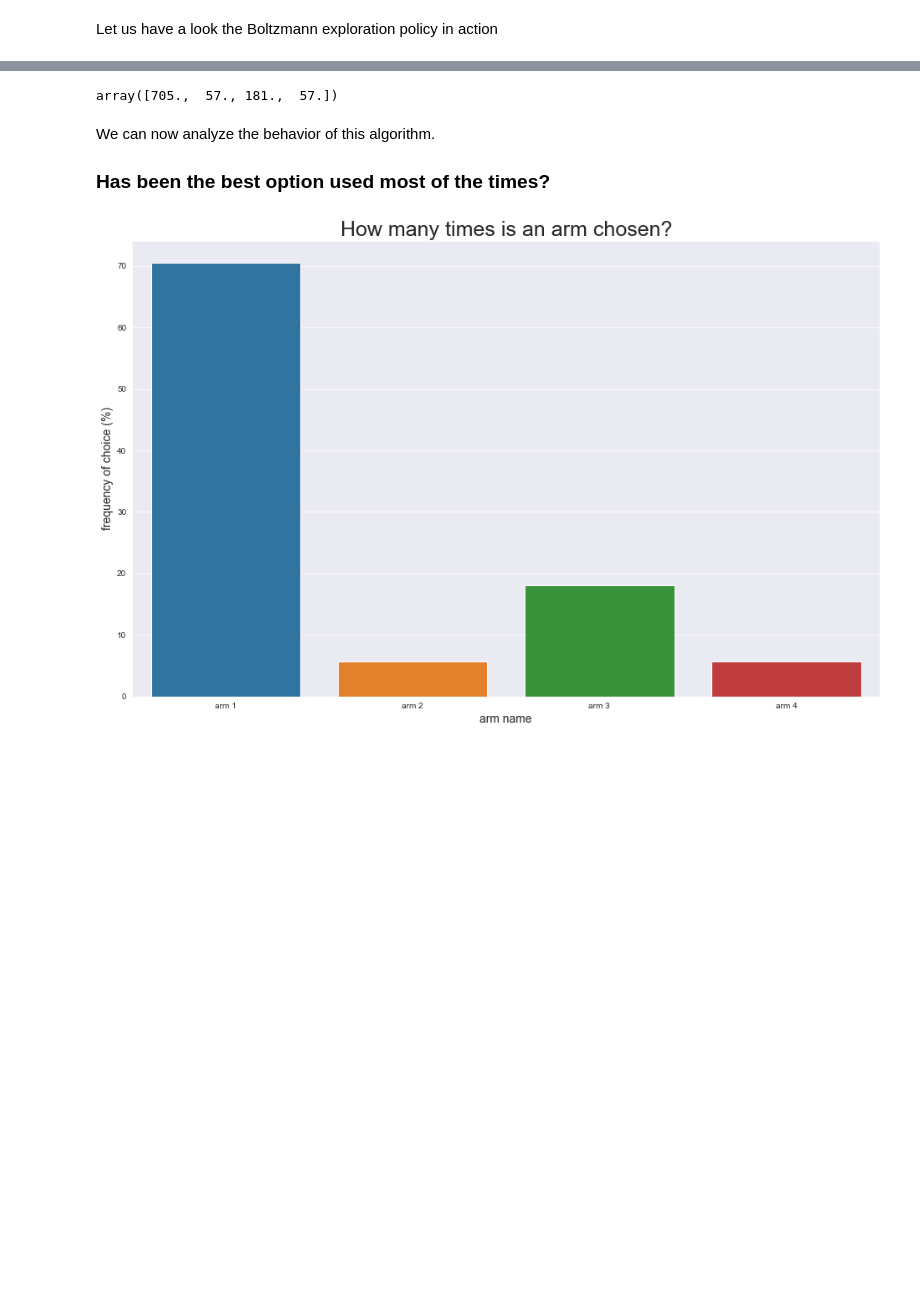
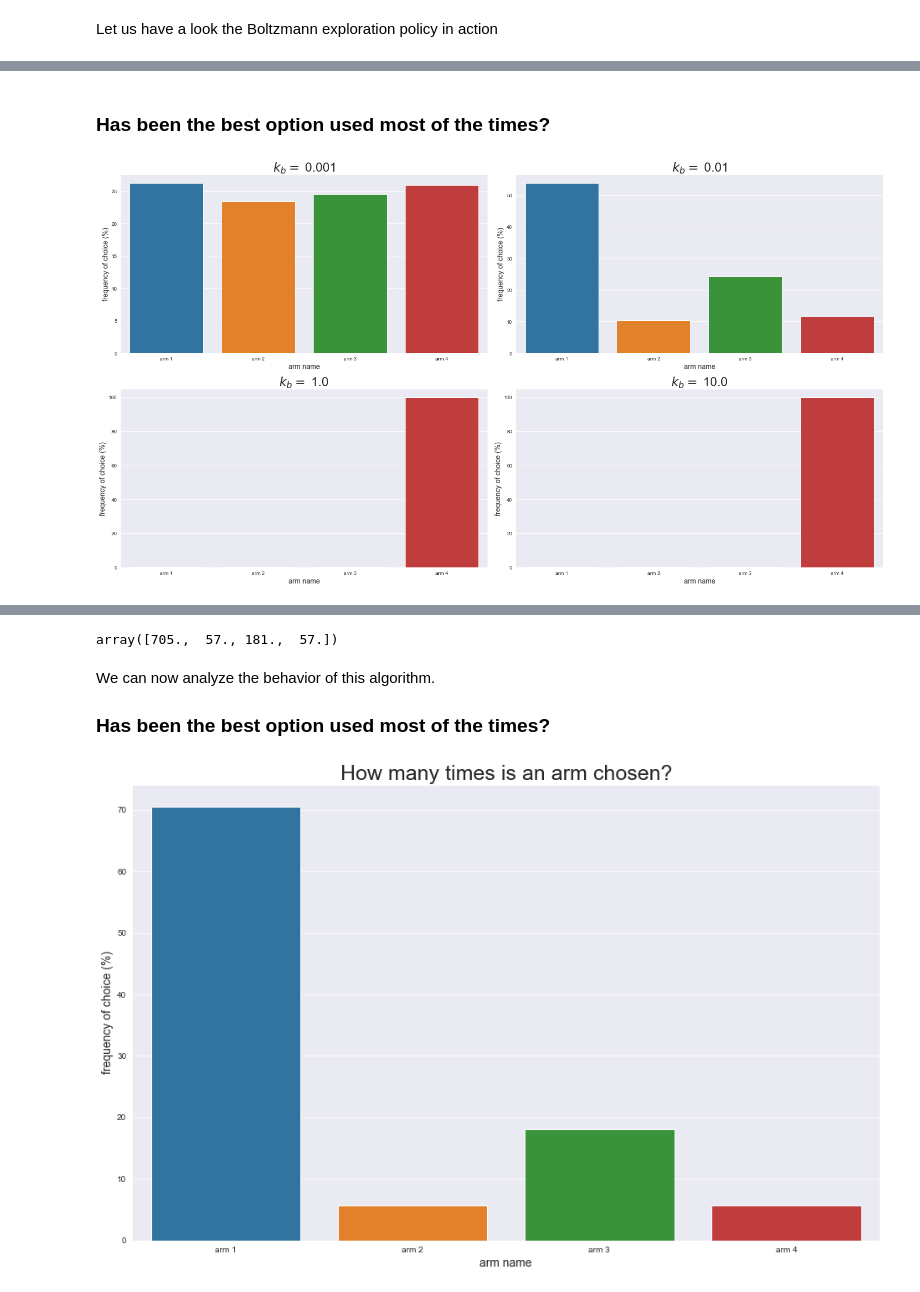
Before and after one commit to Fracappo87/RL, a Jupyter notebook: examples/K-armed_bandit_algorithms.ipynb, the cells around one changed output, grey strips where cells are left out. Saved outputs shown, nothing was run; the diff lists cells and outputs as text; code cells hidden in the pictures; blank space fills up the shorter version.

```diff
--- a/examples/K-armed_bandit_algorithms.ipynb
+++ b/examples/K-armed_bandit_algorithms.ipynb
@@ -501,0 +476,38 @@ array([101, 491, 408])
+# %%
+seed = 1
+
+learner_1 = BernoulliSoftmaxAnnealing(toy_dataset.shape[1],toy_dataset.shape[0],.001,np.array([1.,1.,1.,1.]))
+learner_1.run_experiment(seed,toy_dataset.values)
+
+learner_2 = BernoulliSoftmaxAnnealing(toy_dataset.shape[1],toy_dataset.shape[0],.01,np.array([1.,1.,1.,1.]))
+learner_2.run_experiment(seed,toy_dataset.values)
+
+learner_3 = BernoulliSoftmaxAnnealing(toy_dataset.shape[1],toy_dataset.shape[0],1.,np.array([1.,1.,1.,1.]))
+learner_3.run_experiment(seed,toy_dataset.values)
+
+learner_4 = BernoulliSoftmaxAnnealing(toy_dataset.shape[1],toy_dataset.shape[0],10.,np.array([1.,1.,1.,1.]))
+learner_4.run_experiment(seed,toy_dataset.values)
+# %% [markdown]
+### Has been the best option used most of the times?
+# %%
+sns.set_style("darkgrid")
+
+fig, ((ax1,ax2),(ax3,ax4)) = plt.subplots(2,2,figsize=(22,12))
+
+for learner,ax in zip([learner_1,learner_2,learner_3,learner_4],
+                      [ax1,ax2,ax3,ax4]):
+    data = pd.DataFrame(data=np.array(learner.selected_arms),dtype=int,columns=['selected_arm'])
+    data['choice_probability']=1.
+    data=data.groupby('selected_arm')[['choice_probability']].count()
+    data=data*100/data.sum()
+    data['arm'] = ['arm 1','arm 2','arm 3','arm 4']
+
+    sns.barplot(x='arm', y='choice_probability',data=data,ax=ax)
+    ax.set_title('$k_b=$ {}'.format(learner.kappa),fontsize=25)
+    ax.set_ylabel('frequency of choice (%)',fontsize=14)
+    ax.set_xlabel('arm name',fontsize=14)
+
+plt.tight_layout()
+plt.show()
+# %% [output]
+[figure, added]
```
Also changed, not shown: parts of 20 cells of this notebook, 2 other files.
